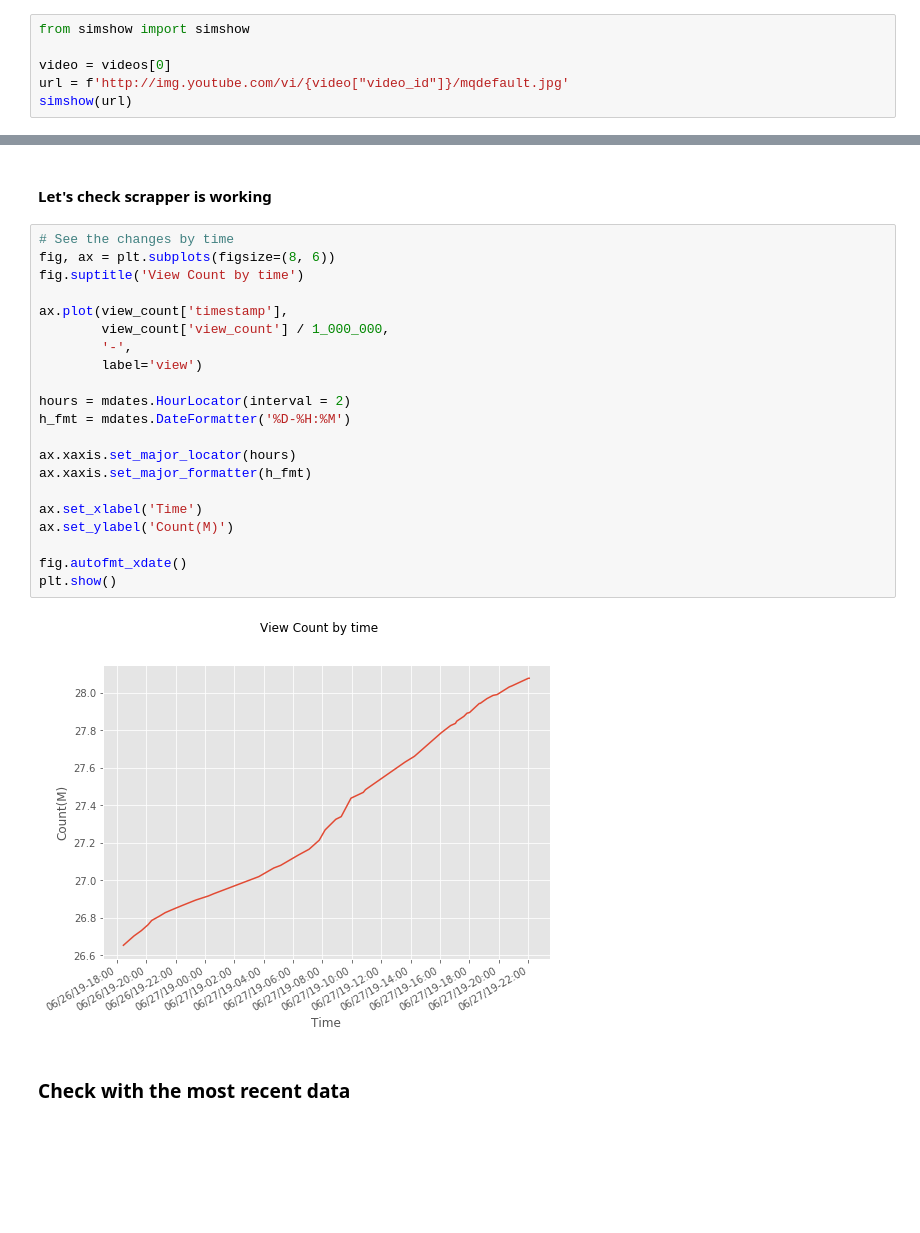
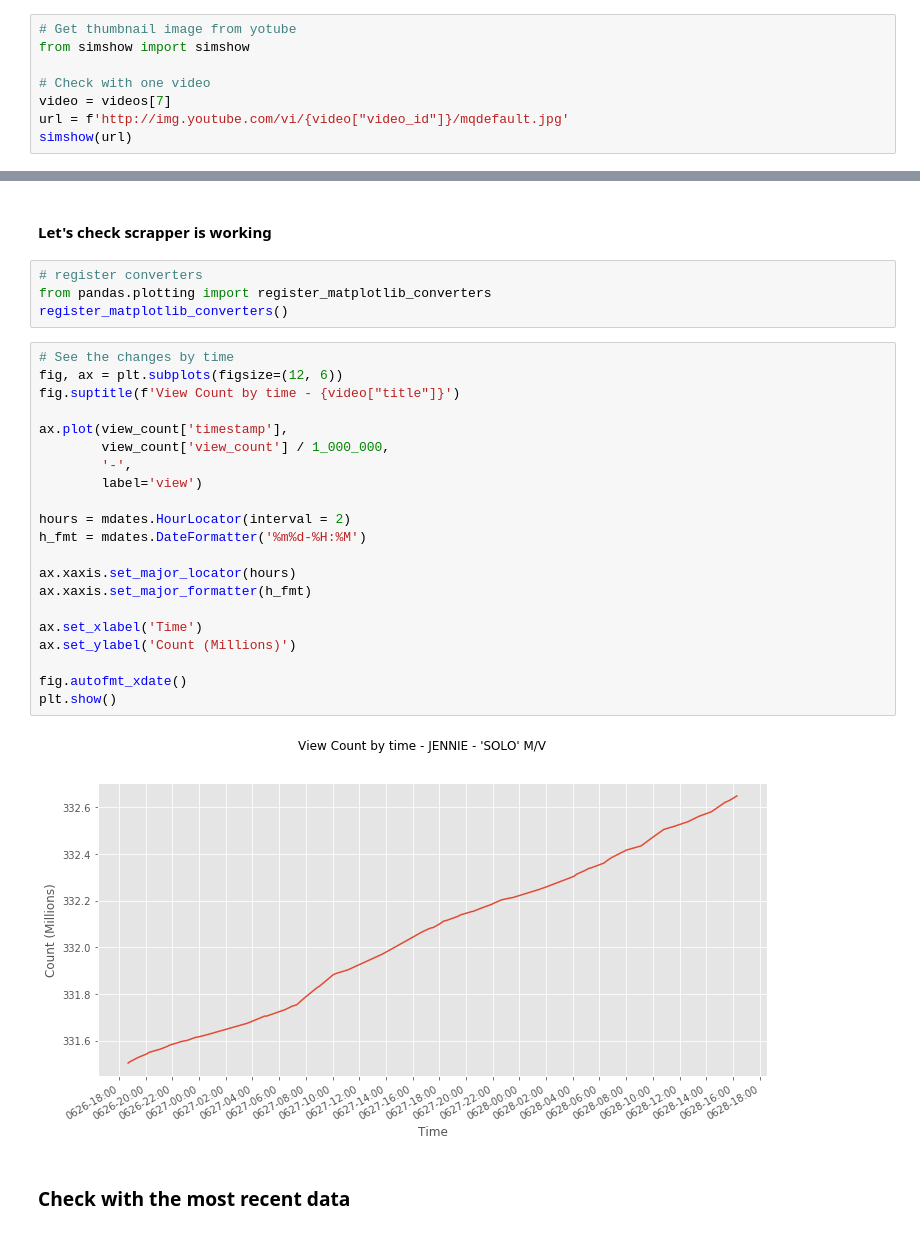
Before and after one commit to Teosoft7/hit_or_not, a Jupyter notebook: model/data_understanding.ipynb, the cells around one changed output, grey strips where cells are left out. Cells and saved outputs as stored; diff of their text form; blank space fills up the shorter version.

```diff
--- a/model/data_understanding.ipynb
+++ b/model/data_understanding.ipynb
@@ -54,9 +52,11 @@ videos[0]
  'url': 'https://www.youtube.com/watch?v=YBnGBb1wg98',
  'published': 'Premiered Jun 19, 2019'}
 # %%
+# Get thumbnail image from yotube
 from simshow import simshow
 
-video = videos[0]
+# Check with one video
+video = videos[7]
 url = f'http://img.youtube.com/vi/{video["video_id"]}/mqdefault.jpg'
 simshow(url)
 # %% [output]
@@ -165,28 +176,32 @@ view_count.sort_values(by='timestamp').head()
 # %% [markdown]
 #### Let's check scrapper is working
+# %%
+# register converters
+from pandas.plotting import register_matplotlib_converters
+register_matplotlib_converters()
 # %%
 # See the changes by time
-fig, ax = plt.subplots(figsize=(8, 6))
-fig.suptitle('View Count by time')
+fig, ax = plt.subplots(figsize=(12, 6))
+fig.suptitle(f'View Count by time - {video["title"]}')
 
 ax.plot(view_count['timestamp'],
         view_count['view_count'] / 1_000_000,
         '-',
         label='view')
 
 hours = mdates.HourLocator(interval = 2)
-h_fmt = mdates.DateFormatter('%D-%H:%M')
+h_fmt = mdates.DateFormatter('%m%d-%H:%M')
 
 ax.xaxis.set_major_locator(hours)
 ax.xaxis.set_major_formatter(h_fmt)
 
 ax.set_xlabel('Time')
-ax.set_ylabel('Count(M)')
+ax.set_ylabel('Count (Millions)')
 
 fig.autofmt_xdate()
 plt.show()
 # %% [output]
-[figure, old version]
+[figure, new version]
 # %% [markdown]
 ### Check with the most recent data
 # %%
```
Also changed, not shown: parts of 21 cells of this notebook, 4 other files.
